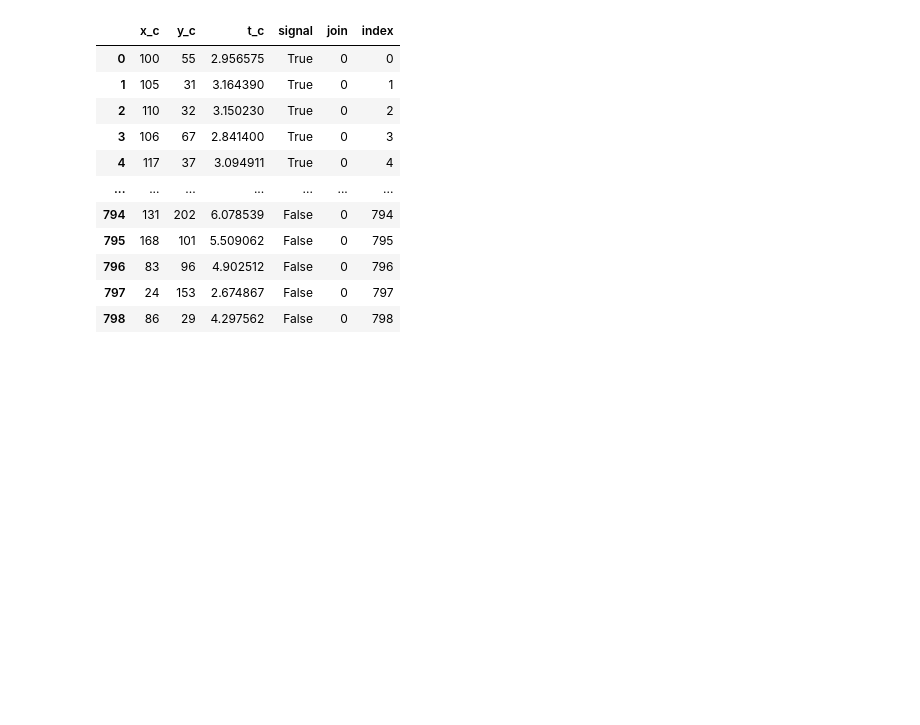
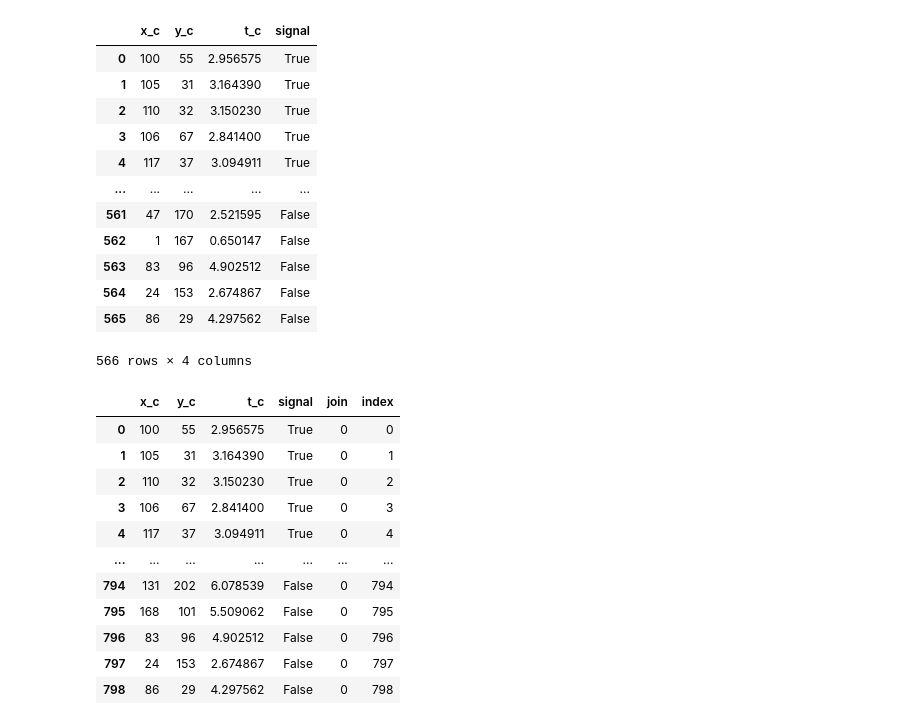
Before and after one commit to dj-kostya/farich-detector, a Jupyter notebook: notebooks/ml/dataset.ipynb, the cells around one changed output. Cells and saved outputs as stored; diff of their text form; code cells hidden in the pictures; blank space fills up the shorter version.

```diff
--- a/notebooks/ml/dataset.ipynb
+++ b/notebooks/ml/dataset.ipynb
@@ -24,5 +69,21 @@ df = pd.read_csv(dataset_dir / dataset)
 # %%
 entry_df = df[df.entry == 0][['x_c','y_c', 't_c', 'signal']]
+# %%
+entry_df[(df.t_c >= 0) & (df.t_c <= 5)].reset_index(drop=True)
+# %% [output]
+|  | x_c | y_c | t_c | signal |
+| 0 | 100 | 55 | 2.956575 | True |
+| 1 | 105 | 31 | 3.164390 | True |
+| 2 | 110 | 32 | 3.150230 | True |
+| 3 | 106 | 67 | 2.841400 | True |
+| 4 | 117 | 37 | 3.094911 | True |
+| ... | ... | ... | ... | ... |
+| 561 | 47 | 170 | 2.521595 | False |
+| 562 | 1 | 167 | 0.650147 | False |
+| 563 | 83 | 96 | 4.902512 | False |
+| 564 | 24 | 153 | 2.674867 | False |
+| 565 | 86 | 29 | 4.297562 | False |
+566 rows × 4 columns
 # %%
 entry_df['join']=0
 entry_df['index'] = entry_df.index
```
Also changed, not shown: parts of 16 cells of this notebook, 29 other files.
